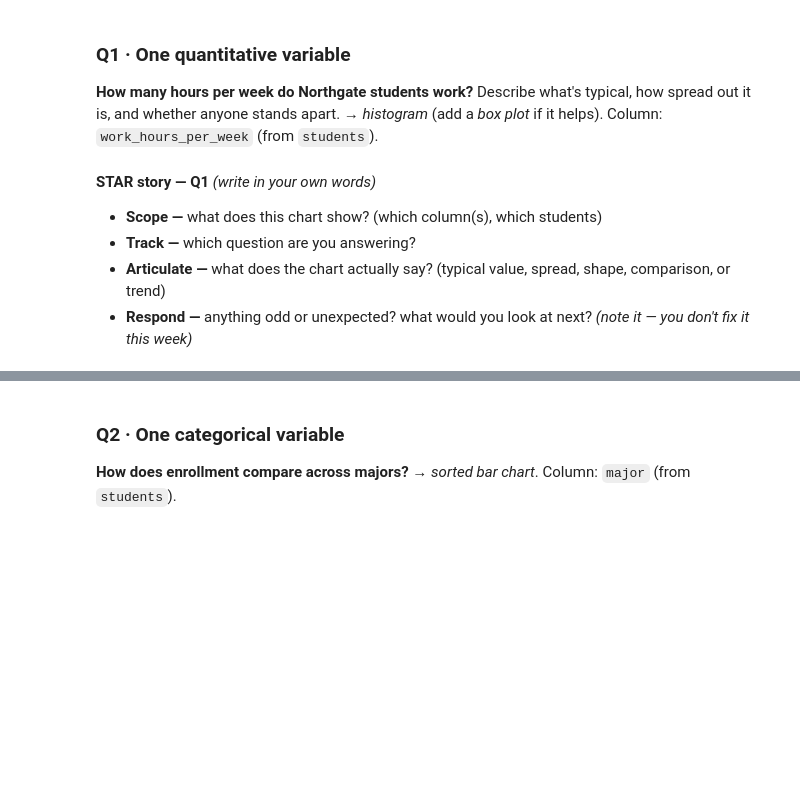
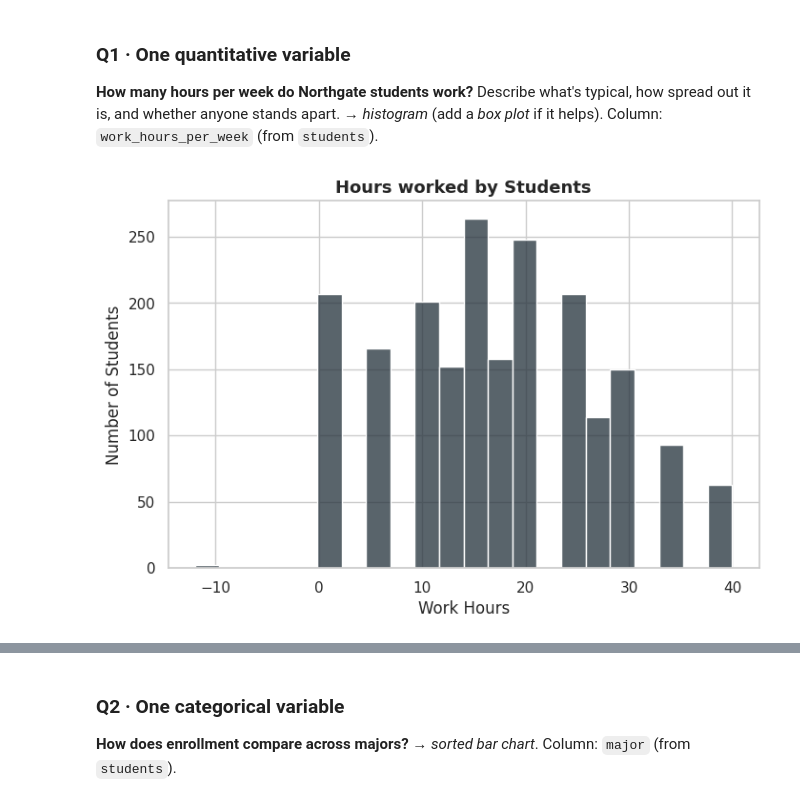
Before and after one commit to JJWest726/Jonathan_INFO4670_Fall2026, a Jupyter notebook: INFO4670_Week3_Assignment1.ipynb, the cells around one changed output, grey strips where cells are left out. Cells and saved outputs as stored; diff of their text form; code cells hidden in the pictures; blank space fills up the shorter version.

```diff
--- a/INFO4670_Week3_Assignment1.ipynb
+++ b/INFO4670_Week3_Assignment1.ipynb
@@ -59,20 +86,12 @@ Build **one chart per question**. Each maps to one chart family from this week.
 **How many hours per week do Northgate students work?** Describe what's typical, how spread out it is, and whether anyone stands apart.
 → *histogram* (add a *box plot* if it helps). Column: `work_hours_per_week` (from `students`).
 # %%
-# Copy the closest cell from the Guided notebook, then fill in the blanks.
-#
-#   fig, ax = plt.subplots()
-#   sns.__________(data=________, x="__________", color=NAVY, ax=ax)   # which chart? which column(s)?
-#   ax.set_title("__________")
-#   ax.set_xlabel("__________")
-#   ax.set_ylabel("__________")
-#   plt.show()
 
-# --- your code below ---
+fig, ax = plt.subplots()
+sns.histplot(data=students, x="work_hours_per_week", color=NAVY, ax=ax)
+ax.set_title("Hours worked by Students")
+ax.set_xlabel("Work Hours")
+ax.set_ylabel("Number of Students")
+plt.show()
+# %% [output]
+[figure, added]
-# %% [markdown]
-**STAR story — Q1** *(write in your own words)*
-
-- **Scope —** what does this chart show? (which column(s), which students)
-- **Track —** which question are you answering?
-- **Articulate —** what does the chart actually say? (typical value, spread, shape, comparison, or trend)
-- **Respond —** anything odd or unexpected? what would you look at next? *(note it — you don't fix it this week)*
```
Also changed, not shown: parts of 24 cells of this notebook.
